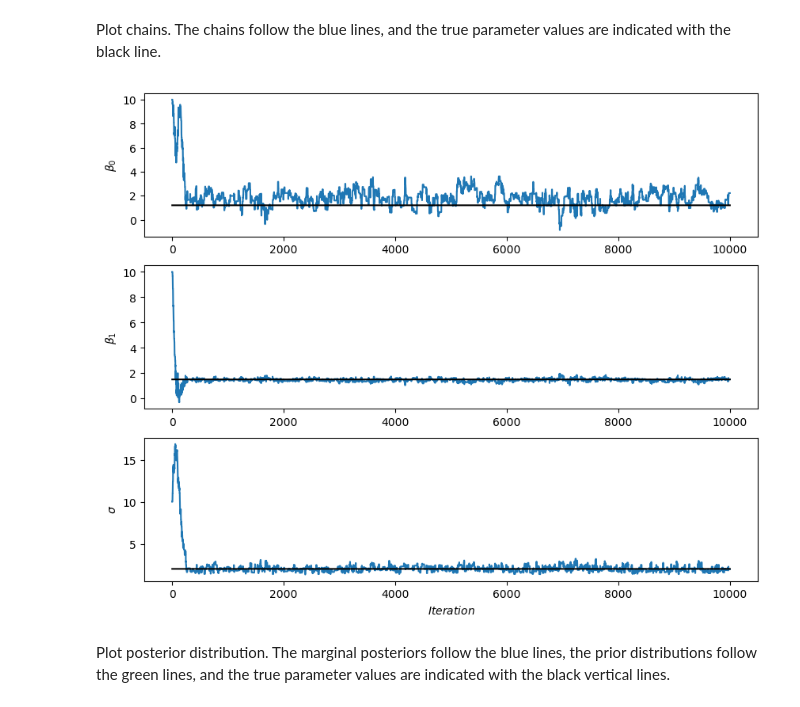
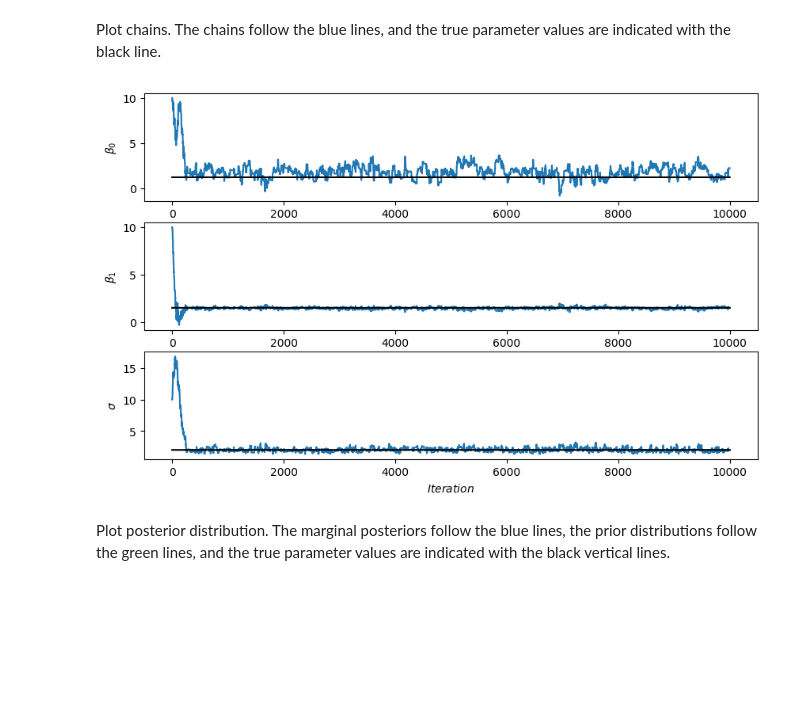
Before and after one commit to SamuelWiqvist/introlikelihoodfree, a Jupyter notebook: An introduction to likelihood-free inference.ipynb, the cells around one changed output. Cells and saved outputs as stored; diff of their text form; code cells hidden in the pictures; blank space fills up the shorter version.

Commit message:
update notebook
started improving the plots

```diff
--- a/An introduction to likelihood-free inference.ipynb
+++ b/An introduction to likelihood-free inference.ipynb
@@ -103,7 +101,7 @@ Load data (the data is generated from the model using the ground-truth parameter
 θ_true = [β_0, β_1, σ];
 
 # load data
-lin_red_data = CSV.read("data/lin_reg_data.csv", nullable=false);
+lin_red_data = CSV.read("data/lin_reg_data.csv");
 x = vec(Array(lin_red_data[1,:]));
 y = vec(Array(lin_red_data[2,:]));
 
@@ -380,22 +372,22 @@ df_mh_param_est = DataFrame(parameter = ["β_0"; "β_1";"σ"], true_values = θ_
 # %% [markdown]
 Plot chains. The chains follow the blue lines, and the true parameter values are indicated with the black line.
 # %%
-PyPlot.figure(figsize=(10,8));
+PyPlot.figure(figsize=(10,6));
 PyPlot.subplot(311);
 PyPlot.plot(chain[1,:]);
 PyPlot.plot(ones(size(chain,2),1)*θ_true[1], "k");
 PyPlot.ylabel(L"$β_0$");
 PyPlot.subplot(312);
 PyPlot.plot(chain[2,:]);
 PyPlot.plot(ones(size(chain,2),1)*θ_true[2], "k");
 PyPlot.ylabel(L"$β_1$");
 PyPlot.subplot(313);
 PyPlot.plot(chain[3,:]);
 PyPlot.plot(ones(size(chain,2),1)*θ_true[3], "k");
 PyPlot.xlabel(L"Iteration");
 PyPlot.ylabel(L"$σ$");
 # %% [output]
-[figure, old version]
+[figure, new version]
 # %% [markdown]
 Plot posterior distribution. The marginal posteriors follow the blue lines, the prior distributions follow the green lines, and the true parameter values are indicated with the black vertical lines.
 # %%
```
Also changed, not shown: parts of 4 cells of this notebook.
